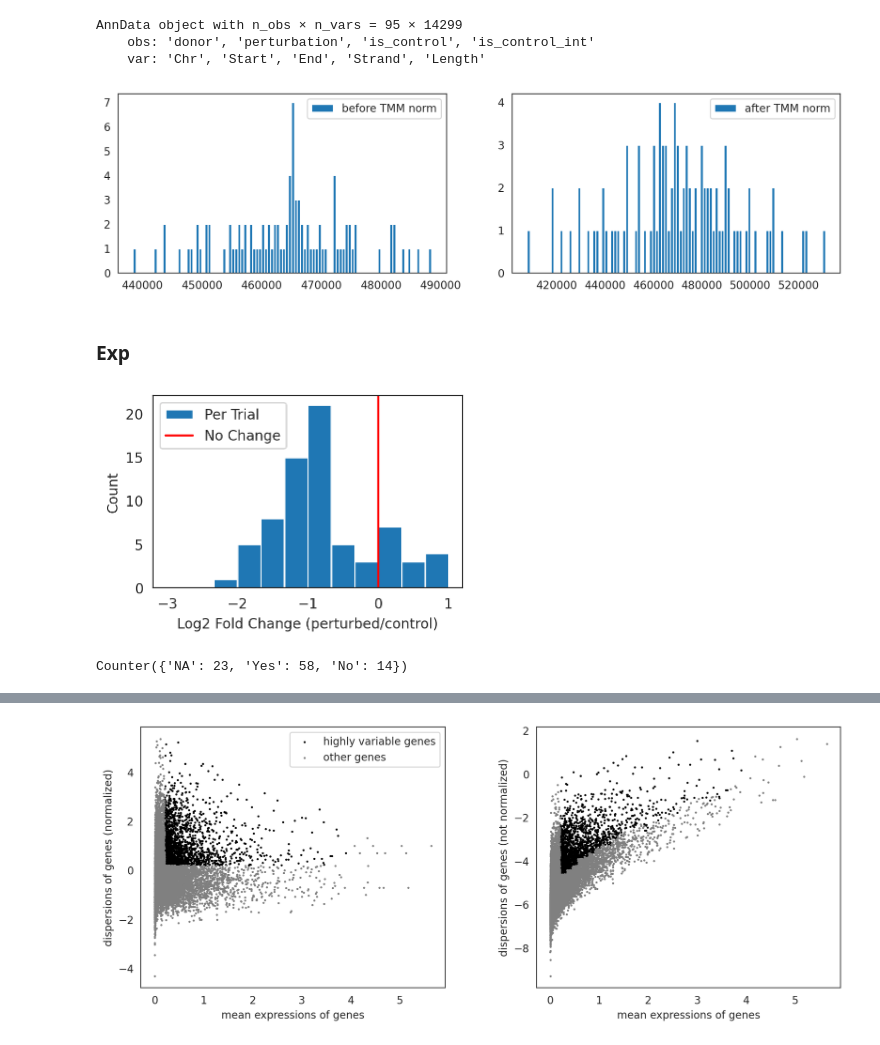
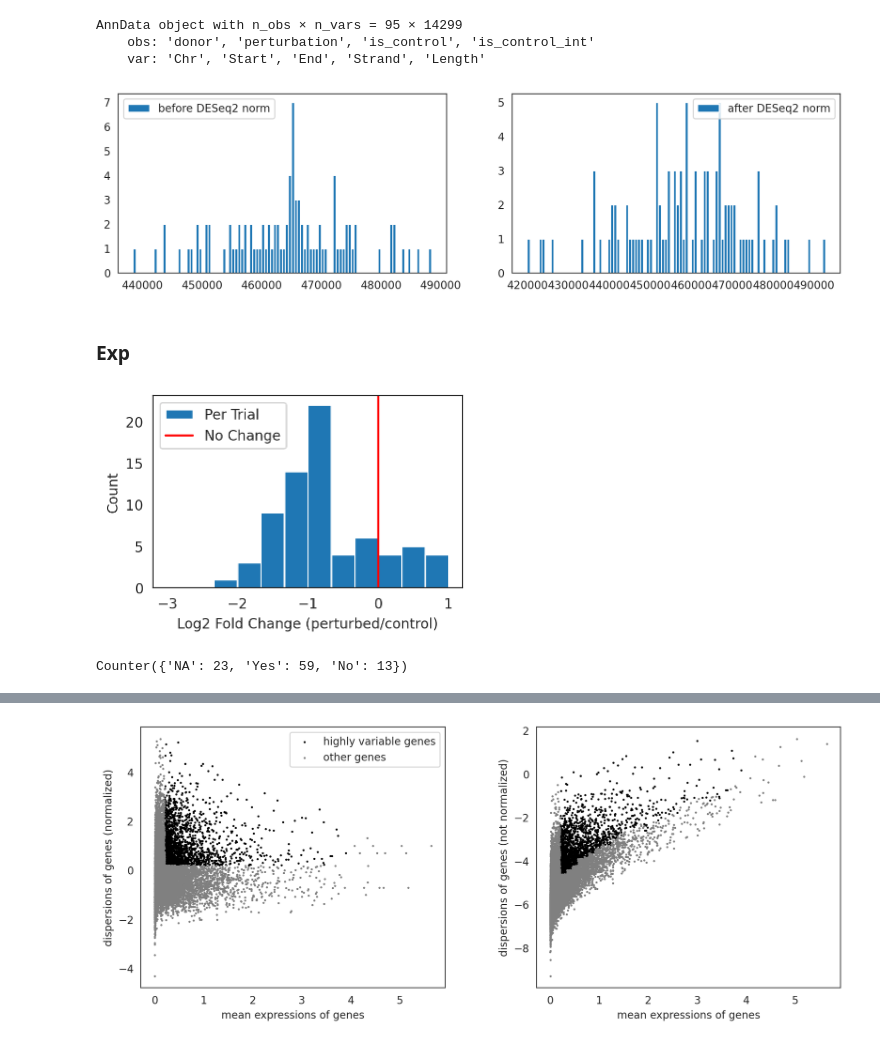
Before and after one commit to ekernf01/perturbation_data, a Jupyter notebook: setup/freimer.ipynb, the cells around one changed output, grey strips where cells are left out. Drawn from its saved outputs; the diff is of its cells as text; code cells hidden in the pictures.

Commit message:
using DESeq2 normalization scheme now. Regenerated results--fairly consistent with before

```diff
--- a/setup/freimer.ipynb
+++ b/setup/freimer.ipynb
@@ -45,10 +45,23 @@ plt.rcParams["savefig.dpi"] = 300
 
 # Specify the working directory explicitly.
 os.chdir("/home/gary/cahan_rotation/perturbation_data")
+
+# Universal
+geneAnnotationPath = "setup/gencode.v35.annotation.gtf.gz"       # Downloaded from https://www.gencodegenes.org/human/release_35.html
+humanTFPath = "setup/tfList.csv"                                 # Downloaded from http://humantfs.ccbr.utoronto.ca/download.php
+humanEpiPath = "setup/epiList.csv"                               # Downloaded from https://epifactors.autosome.org/description
+
+# Freimer Specific
+rawDataPath = "not_ready/freimer/GSE171677_RNA_UMI_dedup_counts.txt"
+perturbEffectTFOnlyPath = "setup/freimerTFOnly.csv"                         # a path to store temp file
+perturbEffectFullTranscriptomePath = "setup/freimerFullTranscriptome.csv"   # a path to store temp file
+
+finalDataFileFolder = "perturbations/freimer"
+finalDataFilePath   = "perturbations/freimer/test.h5ad"
 # %% [markdown]
 ### Reshape the data
 # %%
-expression_quantified = pd.read_csv("not_ready/freimer/GSE171677_RNA_UMI_dedup_counts.txt",
+expression_quantified = pd.read_csv(rawDataPath,
                                     delimiter="\t",
                                     index_col=0,
                                     header=0,
@@ -102,7 +115,7 @@ del sample_metadata
 ### Convert ensembl gene id's to gene symbol
 # %%
 expression_quantified.var_names = ingestion.convert_ens_to_symbol(expression_quantified.var_names,
-                                                                  gtf = "setup/gencode.v35.annotation.gtf.gz")
+                                                                  gtf=geneAnnotationPath)
 display(expression_quantified.var.head())
 display(expression_quantified.var_names[0:5])
 # %% [output]
@@ -157,29 +170,30 @@ def RPKM(mat: np.ndarray, geneLength: np.ndarray):
 
 expression_quantified.X = RPKM(expression_quantified.X + 0.5, expression_quantified.var.Length)
 # %%
-""" The sum of gene expression before and after normalization """
+""" Sanity Check:
+The sum of gene expression before and after normalization """
 fig, axes = plt.subplots(1, 2, figsize=(12,3))
-axes[0].hist(expression_quantified.X.sum(axis=1), bins=100, log=False, label="before TMM norm")
-axes[1].hist(ingestion.tmmNormalization(expression_quantified.X.T).T.sum(axis=1), bins=100, log=False, label="after TMM norm")
+axes[0].hist(expression_quantified.X.sum(axis=1), bins=100, log=False, label="before DESeq2 norm")
+axes[1].hist(ingestion.deseq2Normalization(expression_quantified.X.T).T.sum(axis=1), bins=100, log=False, label="after DESeq2 norm")
 axes[0].legend()
 axes[1].legend()
 plt.show()
 # %% [output]
-[figure, old version]
+[figure, new version]
 # %% [markdown]
 ### Exp
 # %%
 # If verbose is set to True, display disconcordant trials and their controls
 status, logFC = ingestion.checkConsistency(expression_quantified,
                                            perturbationType="knockdown",
-                                           group=None,
+                                           group="donor",
                                            verbose=False)
 expression_quantified.obs["consistentW/Perturbation"] = status
 expression_quantified.obs["logFC"] = logFC
 Counter(status)
 # %% [output]
-[figure, old version]
+[figure, new version]
-Counter({'NA': 23, 'Yes': 58, 'No': 14})
+Counter({'NA': 23, 'Yes': 59, 'No': 13})
 # %%
 correlations = ingestion.computeCorrelation(expression_quantified, verbose=True, group="donor")
 expression_quantified.obs["spearmanCorr"] = correlations[0]
```
Also changed, not shown: parts of 16 cells of this notebook, 6 other files.
